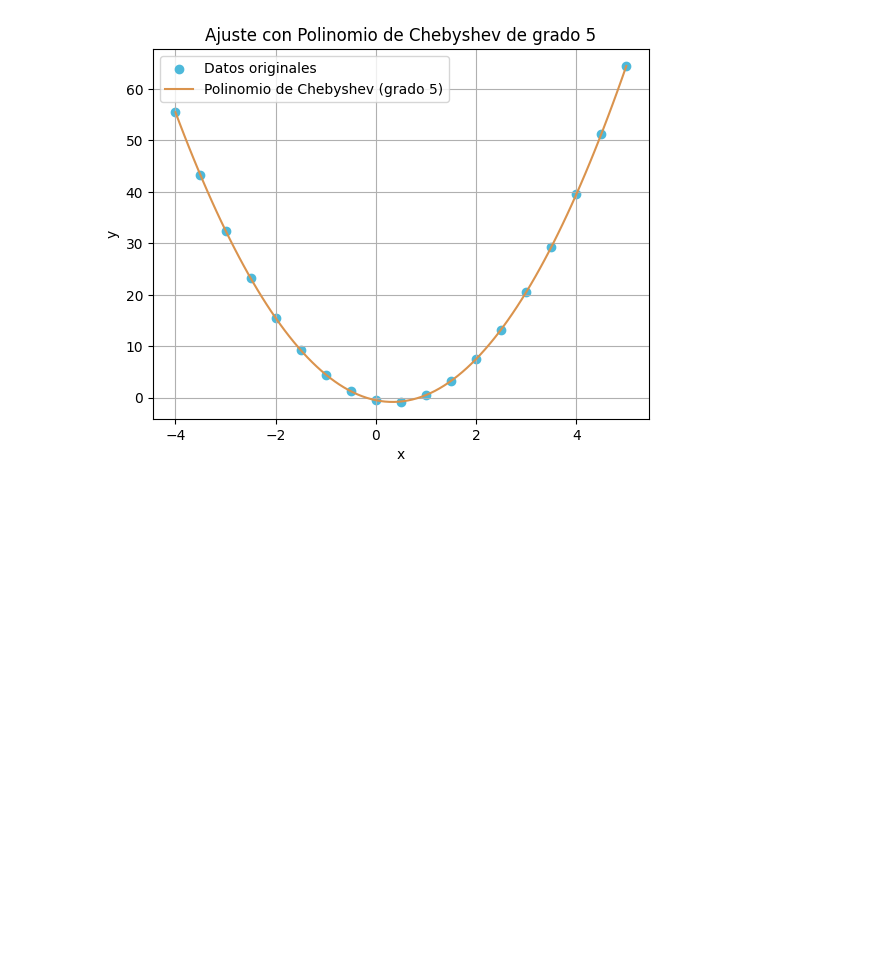
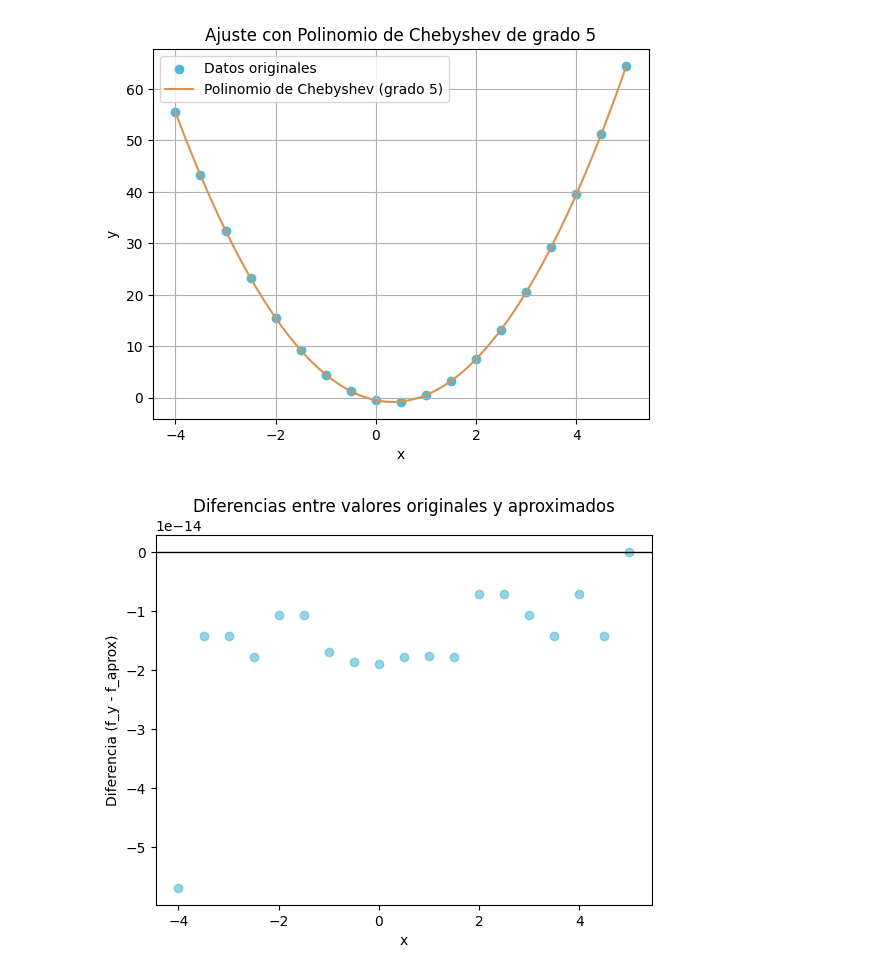
Before and after one commit to Leocdmx/Bolsa-de-valores-, a Jupyter notebook: Polinomios t1.ipynb, the cells around one changed output. Cells and saved outputs as stored; diff of their text form; code cells hidden in the pictures; blank space fills up the shorter version.

```diff
--- a/Polinomios t1.ipynb
+++ b/Polinomios t1.ipynb
@@ -56,3 +56,14 @@ plt.title('Ajuste con Polinomio de Chebyshev de grado 5')
 plt.show()
 # %% [output]
 [figure]
+# %%
+# Graficar diferencias sin traslapar
+plt.scatter(f_x, differences, color='#4DB9DA', alpha=0.6)
+plt.axhline(0, color='black', linewidth=1)
+plt.xlabel('x')
+plt.ylabel('Diferencia (f_y - f_aprox)')
+plt.title('Diferencias entre valores originales y aproximados')
+plt.grid(False)
+plt.show()
+# %% [output]
+[figure, added]
```
